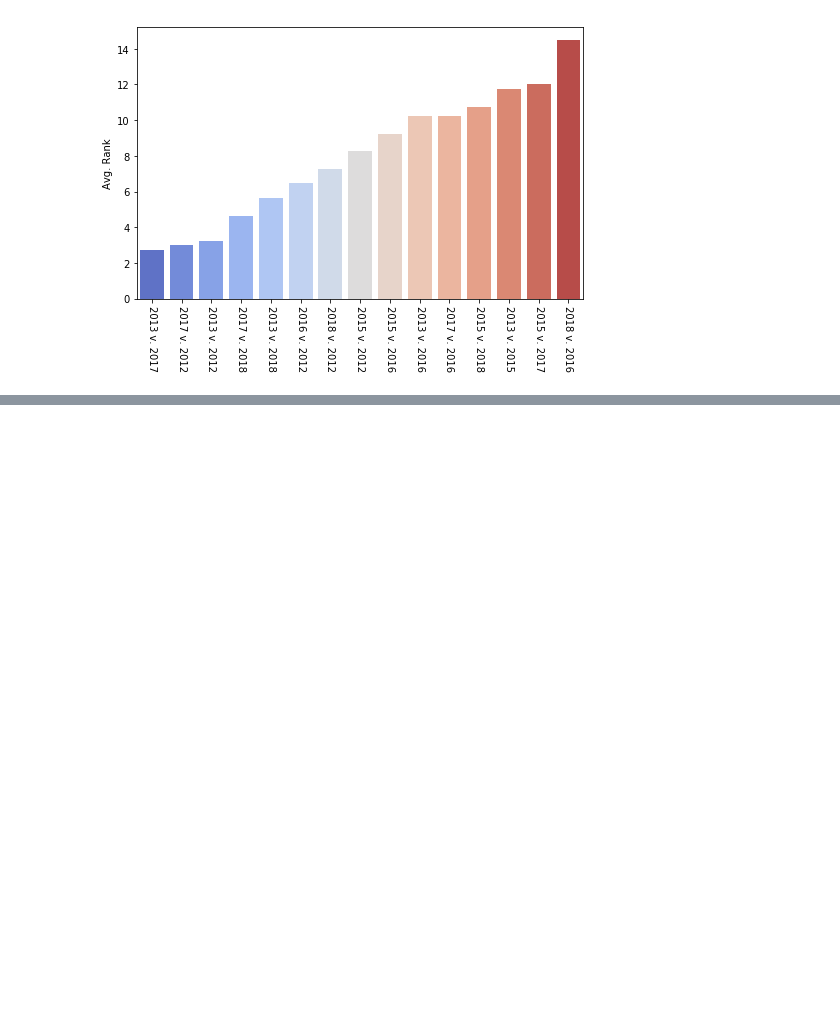
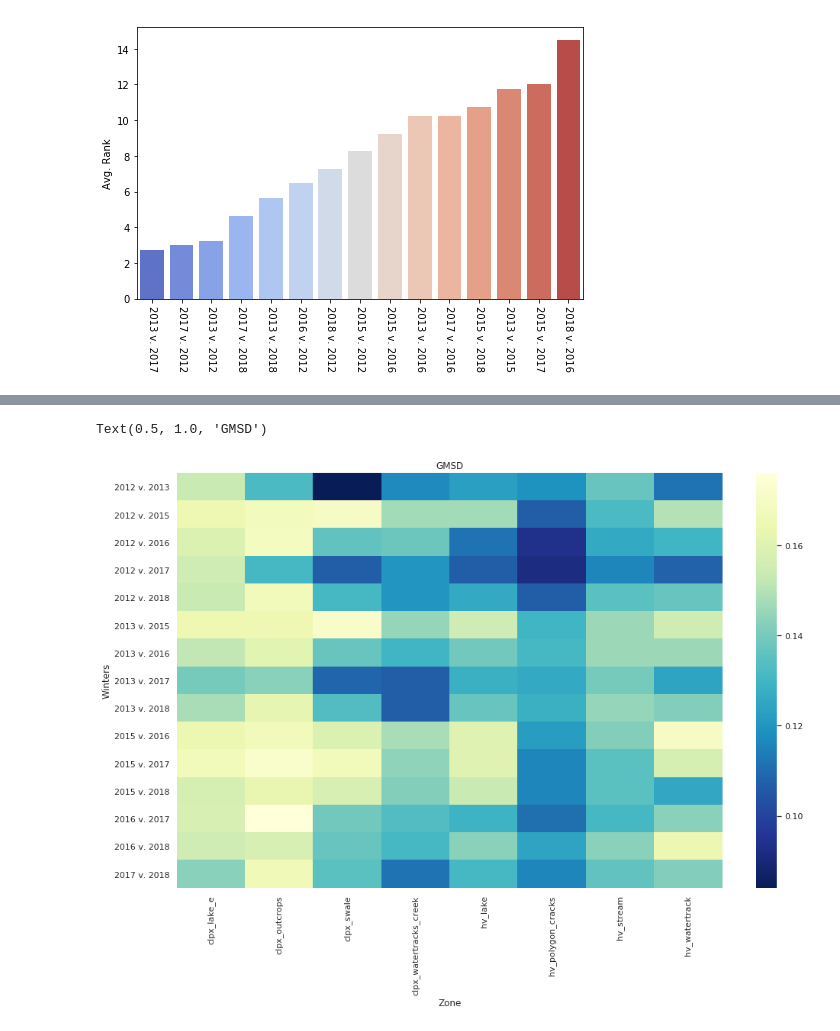
Before and after one commit to charparr/parr-thesis, a Jupyter notebook: similarity/example.ipynb, the cells around one changed output, grey strips where cells are left out. Saved outputs shown, nothing was run; the diff lists cells and outputs as text; code cells hidden in the pictures; blank space fills up the shorter version.

```diff
--- a/similarity/example.ipynb
+++ b/similarity/example.ipynb
@@ -142,0 +187,8 @@ ax.set_xticklabels(ax.get_xticklabels(), rotation=270)
+# %%
+a = results.pivot('Winters', 'Zone', 'gmsd')
+fig,ax = plt.subplots(figsize=(16,10))
+sns.heatmap(a, cmap="YlGnBu_r", ax=ax)
+ax.set_title('GMSD')
+# %% [output]
+Text(0.5, 1.0, 'GMSD')
+[figure, added]
```
Also changed, not shown: parts of 6 cells of this notebook, 1 other file.
